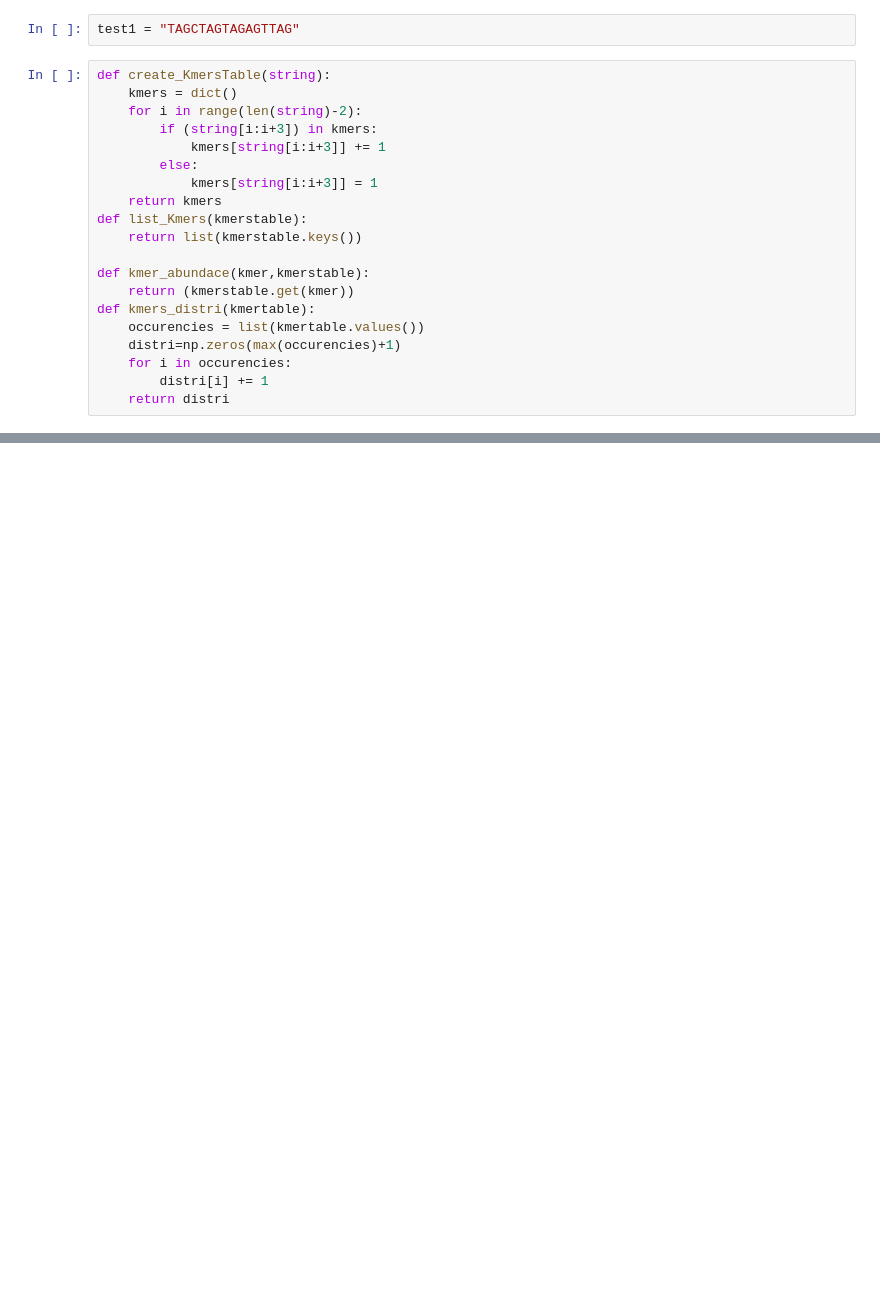
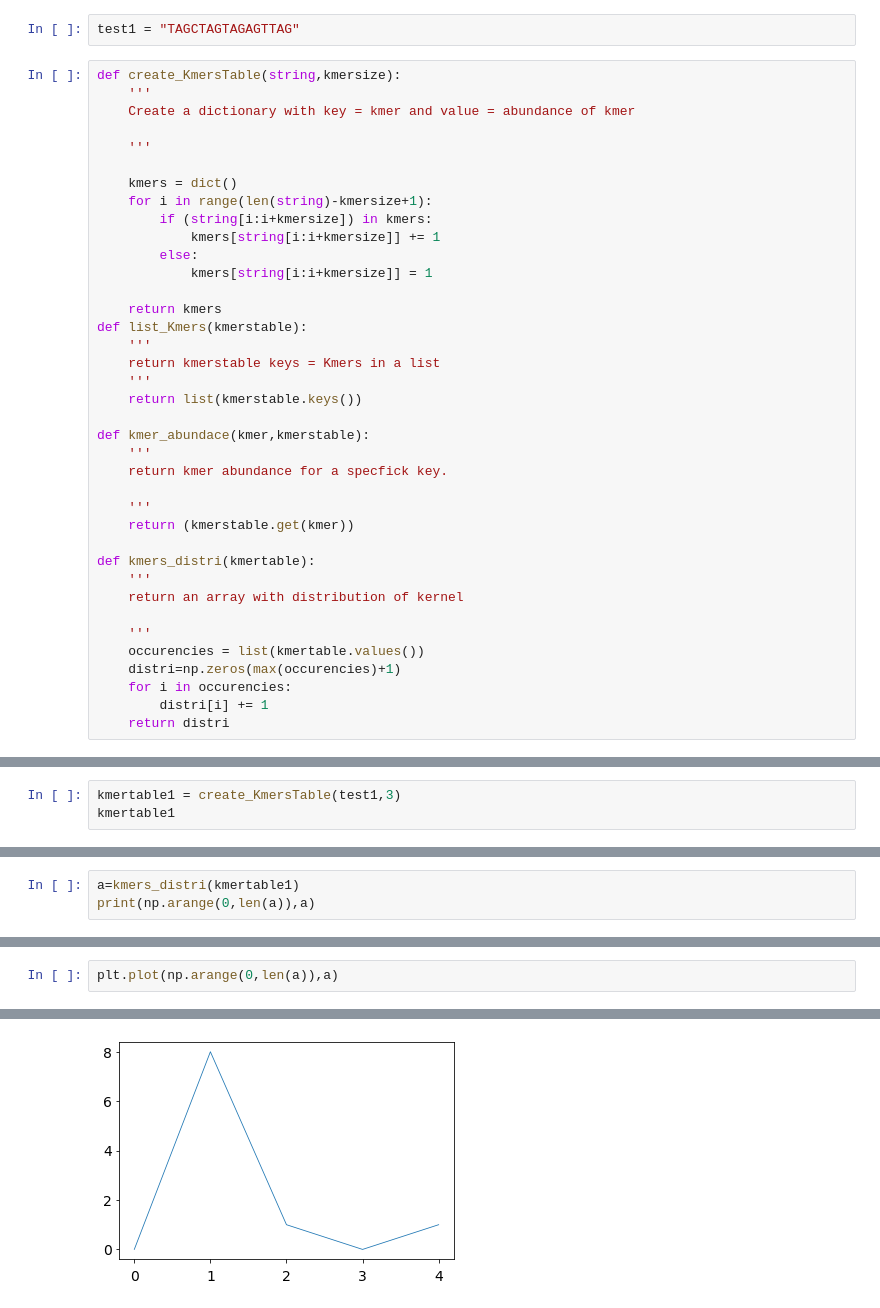
Before and after one commit to sergiocanalesm1/algorithms_computational_biology, a Jupyter notebook: tarea2_python/Tarea2_Algoritmos.ipynb, the cells around one changed output, grey strips where cells are left out. Saved outputs shown, nothing was run; the diff lists cells and outputs as text; blank space fills up the shorter version.

Commit message:
Kmer1Complete

```diff
--- a/tarea2_python/Tarea2_Algoritmos.ipynb
+++ b/tarea2_python/Tarea2_Algoritmos.ipynb
@@ -4,20 +21,38 @@ import matplotlib.pyplot as plt
 # %%
 test1 = "TAGCTAGTAGAGTTAG"
 # %%
-def create_KmersTable(string):
+def create_KmersTable(string,kmersize):
+    '''
+    Create a dictionary with key = kmer and value = abundance of kmer
+
+    '''
+
     kmers = dict()
-    for i in range(len(string)-2):
-        if (string[i:i+3]) in kmers:
-            kmers[string[i:i+3]] += 1
+    for i in range(len(string)-kmersize+1):
+        if (string[i:i+kmersize]) in kmers:
+            kmers[string[i:i+kmersize]] += 1
         else:
-            kmers[string[i:i+3]] = 1
+            kmers[string[i:i+kmersize]] = 1
+
     return kmers
 def list_Kmers(kmerstable):
+    '''
+    return kmerstable keys = Kmers in a list
+    '''
     return list(kmerstable.keys())
 
 def kmer_abundace(kmer,kmerstable):
+    '''
+    return kmer abundance for a specfick key.
+
+    '''
     return (kmerstable.get(kmer))
+
 def kmers_distri(kmertable):
+    '''
+    return an array with distribution of kernel
+
+    '''
     occurencies = list(kmertable.values())
     distri=np.zeros(max(occurencies)+1)
     for i in occurencies:
@@ -43,0 +61,3 @@ array([0., 8., 1., 0., 1.])
+# %%
+kmertable1 = create_KmersTable(test1,3)
+kmertable1
@@ -43,0 +75,3 @@ array([0., 8., 1., 0., 1.])
+# %%
+a=kmers_distri(kmertable1)
+print(np.arange(0,len(a)),a)
@@ -43,0 +80,3 @@ array([0., 8., 1., 0., 1.])
+# %%
+plt.plot(np.arange(0,len(a)),a)
+# %% [output]
@@ -43,0 +84 @@ array([0., 8., 1., 0., 1.])
+[figure, added]
```
Also changed, not shown: parts of 15 cells of this notebook.
